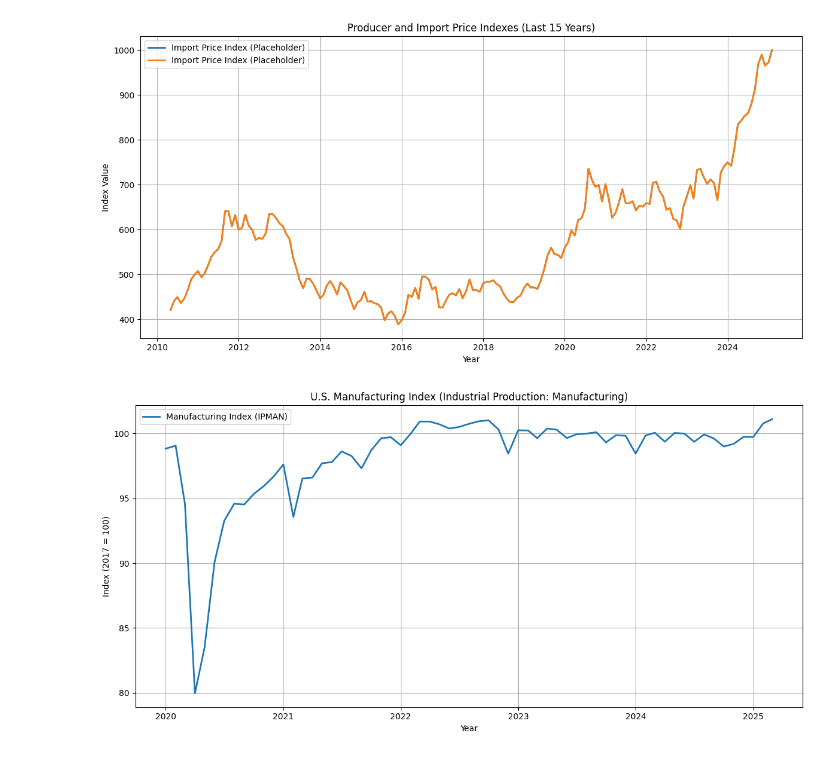
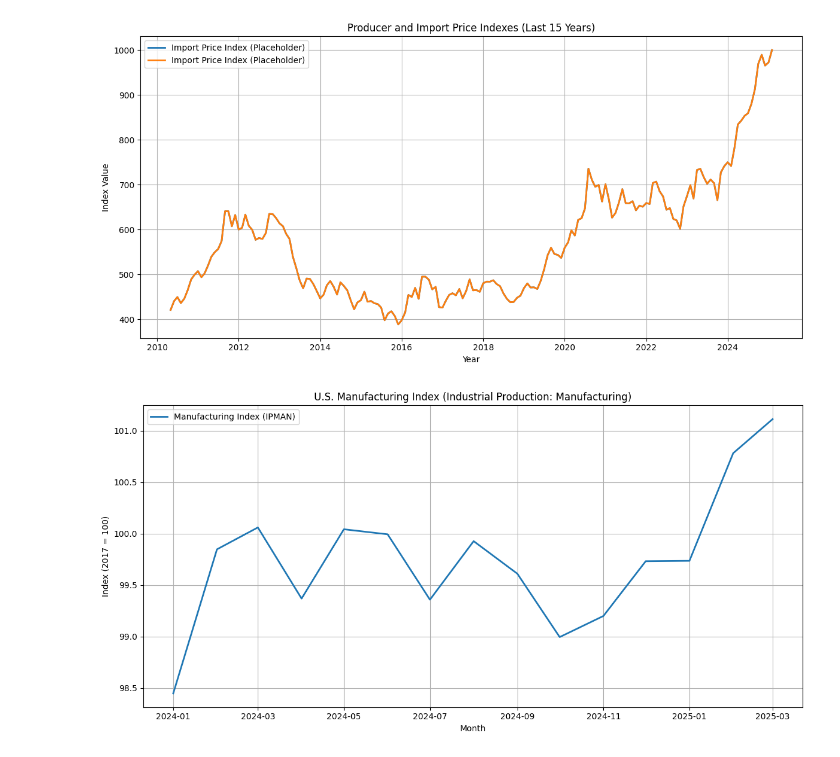
Before and after one commit to bryanlear/StrategicMacroModeling, a Jupyter notebook: supply_chain.ipynb, the cells around one changed output. Saved outputs shown, nothing was run; the diff lists cells and outputs as text; code cells hidden in the pictures.

Commit message:
manufacturing index

```diff
--- a/supply_chain.ipynb
+++ b/supply_chain.ipynb
@@ -108,17 +108,17 @@ PPIACO not in dataset. Skipping Producer Price Index.
 # %%
 # Producer and Import Price Indexes (last 5 years)
 # Fetch data
-manufacturing_df = fetch_fred_series("IPMAN", start_date="2020-01-01")
+manufacturing_df = fetch_fred_series("IPMAN", start_date="2024-01-01")
 
 # Plot
 plt.figure(figsize=(12, 6))
 plt.plot(manufacturing_df, label="Manufacturing Index (IPMAN)", linewidth=2)
 plt.title("U.S. Manufacturing Index (Industrial Production: Manufacturing)")
-plt.xlabel("Year")
+plt.xlabel("Month")
 plt.ylabel("Index (2017 = 100)")
 plt.grid(True)
 plt.legend()
 plt.tight_layout()
 plt.show()
 # %% [output]
-[figure, old version]
+[figure, new version]
```
